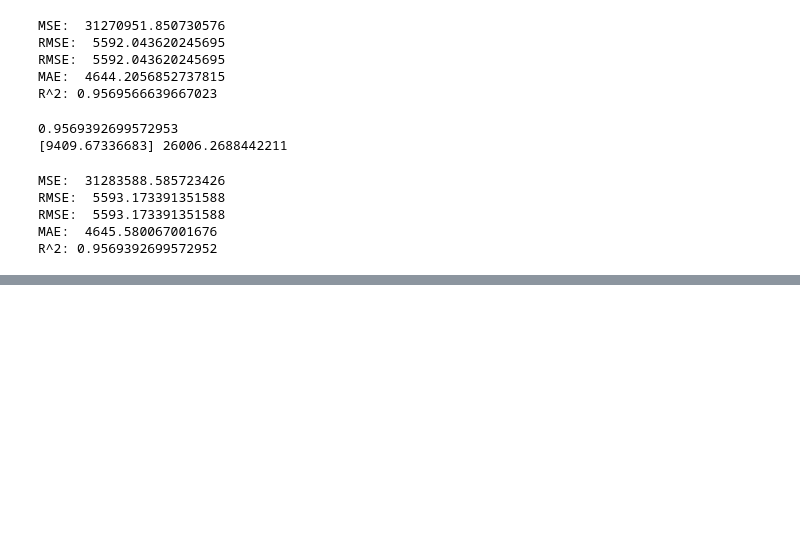
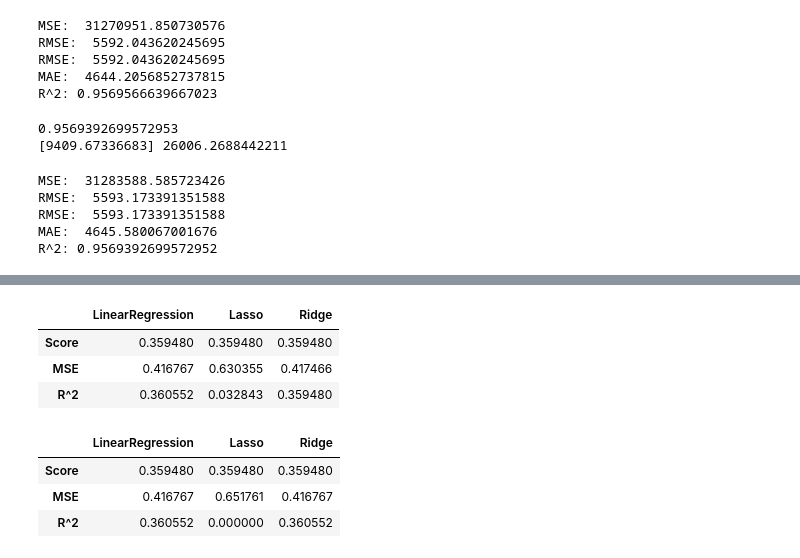
Before and after one commit to d-wdj/H8_PTP_Final_Image, a Jupyter notebook: W1/W1.ipynb, the cells around one changed output, grey strips where cells are left out. Saved outputs shown, nothing was run; the diff lists cells and outputs as text; code cells hidden in the pictures; blank space fills up the shorter version.

```diff
--- a/W1/W1.ipynb
+++ b/W1/W1.ipynb
@@ -431,0 +491,2 @@ R^2: 0.9569392699572952
+# %%
+scaler = StandardScaler()
@@ -431,0 +500,24 @@ R^2: 0.9569392699572952
+# %%
+df_compareScaled = pd.DataFrame(index=['Score', 'MSE', 'R^2'])
+for clf in [LinearRegression, Lasso, Ridge]:
+    model = clf()
+    modelName = clf.__name__
+#     print (modelName)
+    model.fit(scaledData, y)
+    pred = model.predict(scaledData)
+    mse = mean_squared_error(y, pred)
+    r2 = r2_score(y, pred)
+    df_compareScaled[modelName] = pd.Series({'Score': score,
+                                       'MSE': mse,
+                                       'R^2': r2})
+# %%
+display(df_compare, df_compareScaled)
+# %% [output]
+|  | LinearRegression | Lasso | Ridge |
+| Score | 0.359480 | 0.359480 | 0.359480 |
+| MSE | 0.416767 | 0.630355 | 0.417466 |
+| R^2 | 0.360552 | 0.032843 | 0.359480 |
+|  | LinearRegression | Lasso | Ridge |
+| Score | 0.359480 | 0.359480 | 0.359480 |
+| MSE | 0.416767 | 0.651761 | 0.416767 |
+| R^2 | 0.360552 | 0.000000 | 0.360552 |
```
Also changed, not shown: parts of 9 cells of this notebook, 1 other file.
